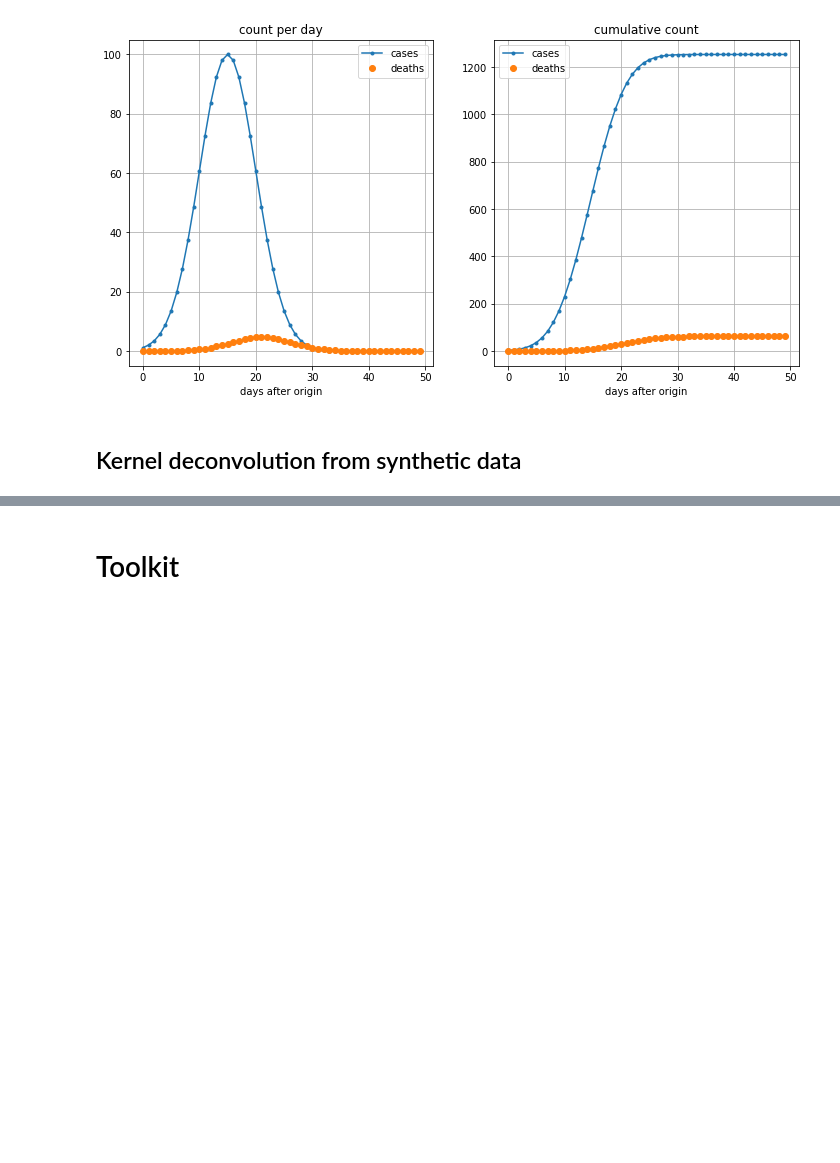
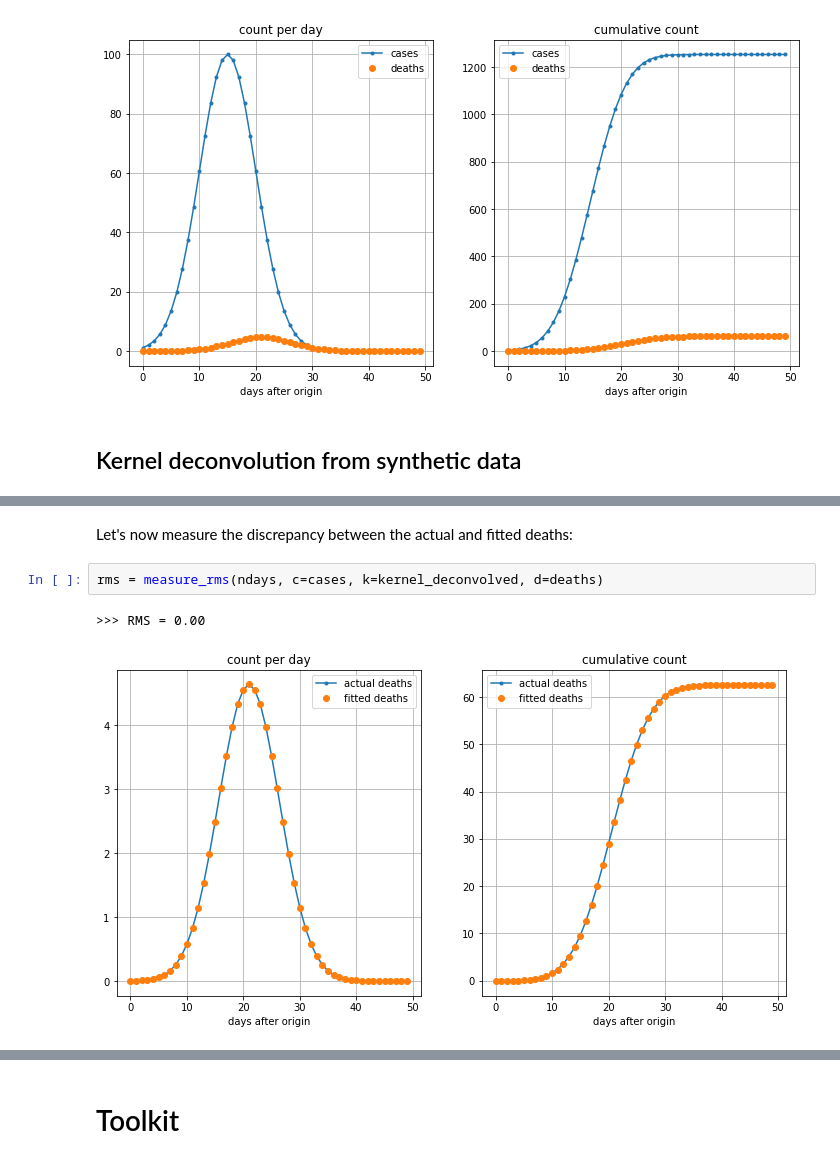
Before and after one commit to fredericpoitevin/tseries-deconvolution, a Jupyter notebook: Deconvolution_of_Michael_coronavirus_data.ipynb, the cells around one changed output, grey strips where cells are left out. Drawn from its saved outputs; the diff is of its cells as text; blank space fills up the shorter version.

```diff
--- a/Deconvolution_of_Michael_coronavirus_data.ipynb
+++ b/Deconvolution_of_Michael_coronavirus_data.ipynb
@@ -41,0 +47,7 @@ display(ndays, c=cases, d=deaths, labels=['cases','deaths'])
+# %% [markdown]
+Let's now measure the discrepancy between the actual and fitted deaths:
+# %%
+rms = measure_rms(ndays, c=cases, k=kernel_deconvolved, d=deaths)
+# %% [output]
+>>> RMS = 0.00
+[figure, added]
```
Also changed, not shown: parts of 7 cells of this notebook.
